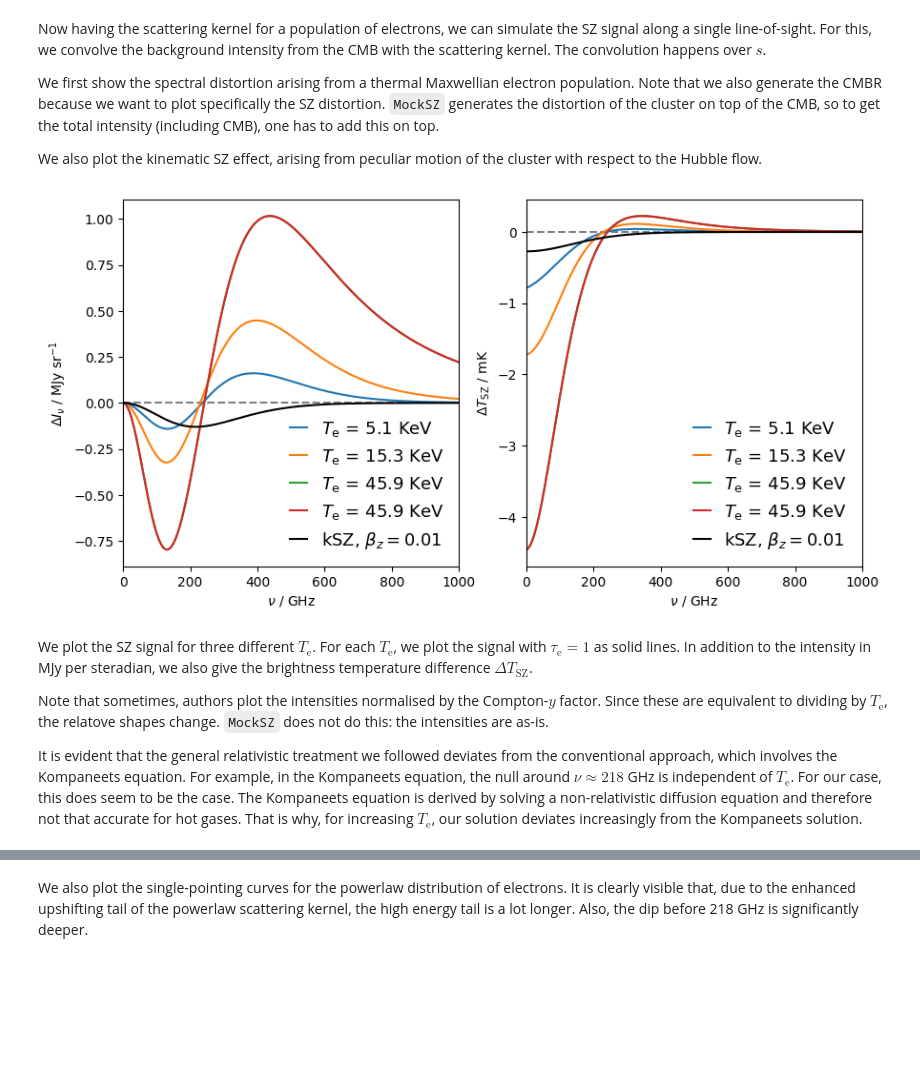
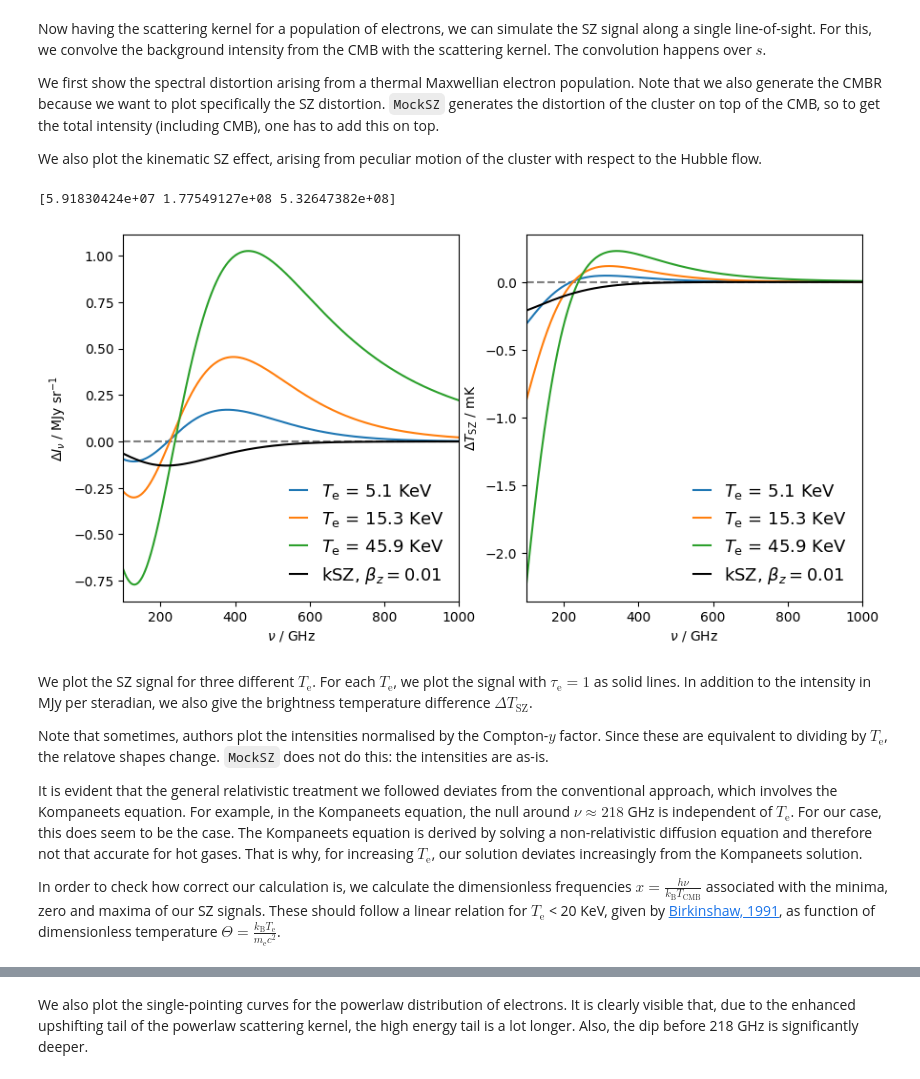
Before and after one commit to arendMoerman/MockSZ, a Jupyter notebook: etc/demos/SinglePointing.ipynb, the cells around one changed output, grey strips where cells are left out. Saved outputs shown, nothing was run; the diff lists cells and outputs as text; code cells hidden in the pictures; blank space fills up the shorter version.

```diff
--- a/etc/demos/SinglePointing.ipynb
+++ b/etc/demos/SinglePointing.ipynb
@@ -7,29 +7,33 @@ We first show the spectral distortion arising from a thermal Maxwellian electron
 
 We also plot the kinematic SZ effect, arising from peculiar motion of the cluster with respect to the Hubble flow.
 # %%
-#%matplotlib notebook
-
 import matplotlib
 
 import numpy as np
 import matplotlib.pyplot as pt
+import scipy.optimize as opt
 
 import MockSZ.SinglePointing as MSPointing
 import MockSZ.Conversions as MConv
 
-
+%matplotlib inline
 
 eV_arr = np.array([5.1, 15.3, 45.9]) * 1e3
 
 Te = MConv.eV_Temp(eV_arr)
+print(Te)
 tau_e = 0.01
 num_arr = 1000
-nu = np.linspace(1, 1000, num=num_arr) * 1e9
+nu = np.linspace(100, 1000, num=num_arr) * 1e9
 nu_plot = nu * 1e-9
 
 beta_z = 0.01
 
 fig, ax = pt.subplots(1,2, figsize=(10, 5))
+
+xmin = []
+x0 = []
+xmax =[]
 for i in range(3):
     SZ = MSPointing.getSpecIntensityRM(nu, Te[i], tau_e)
     SZ_MJy = MConv.SI_JySr(SZ) * 1e-6
@@ -39,46 +43,48 @@ for i in range(3):
 
     ax[0].plot(nu_plot, SZ_MJy, label=label)
     ax[1].plot(nu_plot, SZ_mK, label=label)
 
-#SZ = MSPointing.getSpecIntensityRM(nu, Te, tau_e)
-SZ_MJy = MConv.SI_JySr(SZ) * 1e-6
-SZ_mK = MConv.SI_Temp(SZ, nu) * 1e3
+    xmin.append(MConv.freq_x(nu[np.argmin(SZ)]))
+    xmax.append(MConv.freq_x(nu[np.argmax(SZ)]))
+    x0.append(MConv.freq_x(nu[np.argmin(np.absolute(SZ))]))
 
-label = r"$T_\mathrm{e}$" + f" = {eV_arr[i] * 1e-3:.1f} KeV"
-
-ax[0].plot(nu_plot, SZ_MJy, label=label)
-ax[1].plot(nu_plot, SZ_mK, label=label)
+xmin = np.array(xmin)
+xmax = np.array(xmax)
+x0 = np.array(x0)
 
 kSZ = MSPointing.getSpecIntensityKSZ(nu, beta_z, tau_e)
 kSZ_MJy = MConv.SI_JySr(kSZ * 1e-6)
 kSZ_mK = MConv.SI_Temp(kSZ * 1e3, nu)
 
 label = r"kSZ, $\beta_z={:.2f}$".format(beta_z)
 
 ax[0].plot(nu_plot, kSZ_MJy, color="black", label=label)
 ax[1].plot(nu_plot, kSZ_mK, color="black", label=label)
 
 ax[0].axhline(y=0, zorder=0, color="grey", ls="dashed")
-ax[0].set_xlim(0, 1000)
+ax[0].set_xlim(100, 1000)
 
 ax[0].set_ylabel(r"$\Delta I_\nu$ / MJy sr$^{-1}$")
 ax[0].set_xlabel(r"$\nu$ / GHz")
 
 ax[0].legend(frameon=False, prop={'size': 13},handlelength=1)
 
 ax[1].axhline(y=0, zorder=0, color="grey", ls="dashed")
-ax[1].set_xlim(0, 1000)
+ax[1].set_xlim(100, 1000)
 
 ax[1].set_ylabel(r"$\Delta T_\mathrm{SZ}$ / mK")
 ax[1].set_xlabel(r"$\nu$ / GHz")
 ax[1].legend(frameon=False, prop={'size': 13},handlelength=1)
 
 pt.show()
 # %% [output]
+[5.91830424e+07 1.77549127e+08 5.32647382e+08]
-[figure, old version]
+[figure, new version]
 # %% [markdown]
 We plot the SZ signal for three different $T_\mathrm{e}$. For each $T_\mathrm{e}$, we plot the signal with $\tau_\mathrm{e}=1$ as solid lines. In addition to the intensity in MJy per steradian, we also give the brightness temperature difference $\Delta T_\mathrm{SZ}$.
 
 Note that sometimes, authors plot the intensities normalised by the Compton-$y$ factor. Since these are equivalent to dividing by $T_\mathrm{e}$, the relatove shapes change. `MockSZ` does not do this: the intensities are as-is.
 
 It is evident that the general relativistic treatment we followed deviates from the conventional approach, which involves the Kompaneets equation. For example, in the Kompaneets equation, the null around $\nu \approx 218$ GHz is independent of $T_\mathrm{e}$. For our case, this does seem to be the case. The Kompaneets equation is derived by solving a non-relativistic diffusion equation and therefore not that accurate for hot gases. That is why, for increasing $T_\mathrm{e}$, our solution deviates increasingly from the Kompaneets solution.
+
+In order to check how correct our calculation is, we calculate the dimensionless frequencies $x = \frac{h \nu}{k_\mathrm{B} T_\mathrm{CMB}}$ associated with the minima, zero and maxima of our SZ signals. These should follow a linear relation for $T_\mathrm{e}$ < 20 KeV, given by [Birkinshaw, 1991](https://ned.ipac.caltech.edu/level5/Birkinshaw/Birk3_4.html), as function of dimensionless temperature $\Theta = \frac{k_\mathrm{B} T_\mathrm{e}}{m_\mathrm{e} c^2}$.
```
Also changed, not shown: parts of 3 cells of this notebook, 39 other files.
